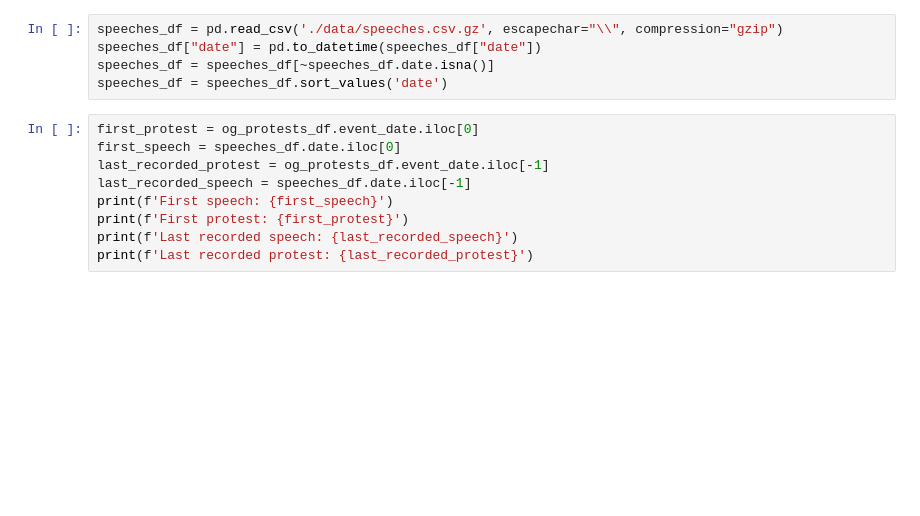
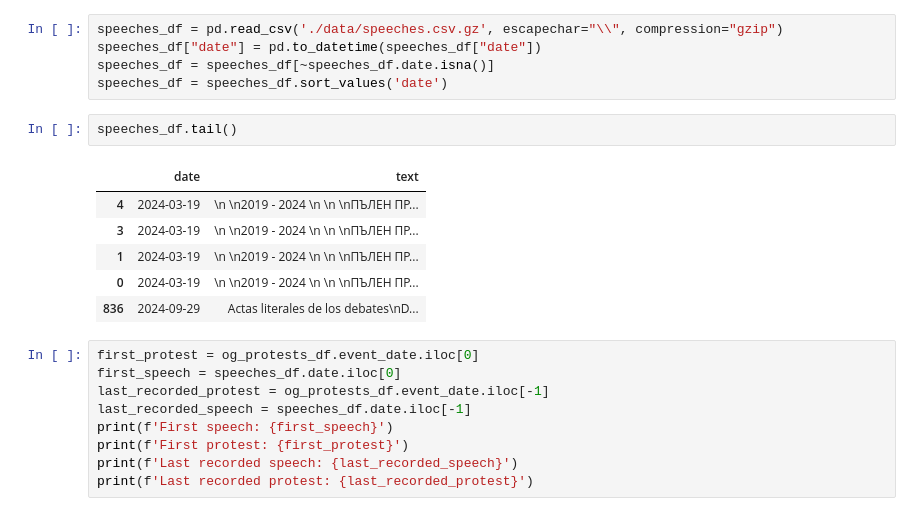
Before and after one commit to Arepo/climate_protest_modelling, a Jupyter notebook: Climate protest modelling.ipynb, the cells around one changed output. Saved outputs shown, nothing was run; the diff lists cells and outputs as text; blank space fills up the shorter version.

```diff
--- a/Climate protest modelling.ipynb
+++ b/Climate protest modelling.ipynb
@@ -48,6 +48,15 @@ speeches_df = pd.read_csv('./data/speeches.csv.gz', escapechar="\\", compression
 speeches_df["date"] = pd.to_datetime(speeches_df["date"])
 speeches_df = speeches_df[~speeches_df.date.isna()]
 speeches_df = speeches_df.sort_values('date')
+# %%
+speeches_df.tail()
+# %% [output]
+|  | date | text |
+| 4 | 2024-03-19 | \n \n2019 - 2024 \n \n \nПЪЛЕН ПР... |
+| 3 | 2024-03-19 | \n \n2019 - 2024 \n \n \nПЪЛЕН ПР... |
+| 1 | 2024-03-19 | \n \n2019 - 2024 \n \n \nПЪЛЕН ПР... |
+| 0 | 2024-03-19 | \n \n2019 - 2024 \n \n \nПЪЛЕН ПР... |
+| 836 | 2024-09-29 | Actas literales de los debates\nD... |
 # %%
 first_protest = og_protests_df.event_date.iloc[0]
 first_speech = speeches_df.date.iloc[0]
```
Also changed, not shown: parts of 19 cells of this notebook.
